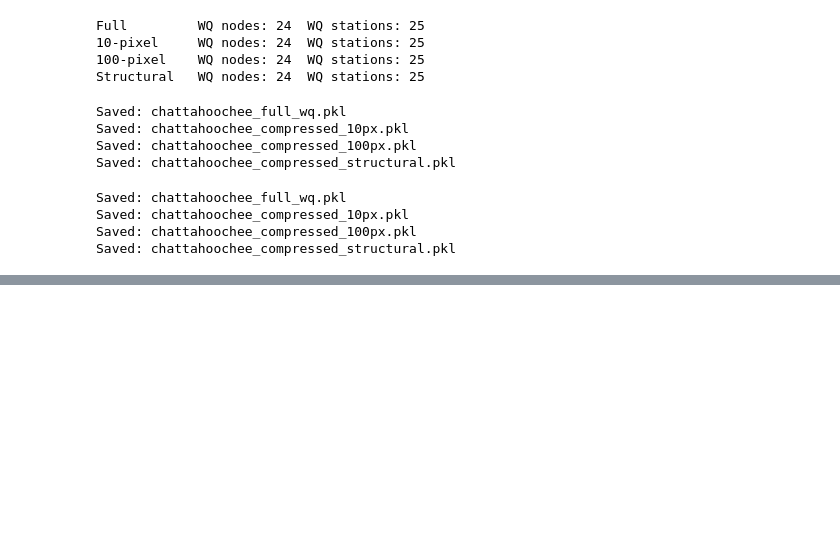
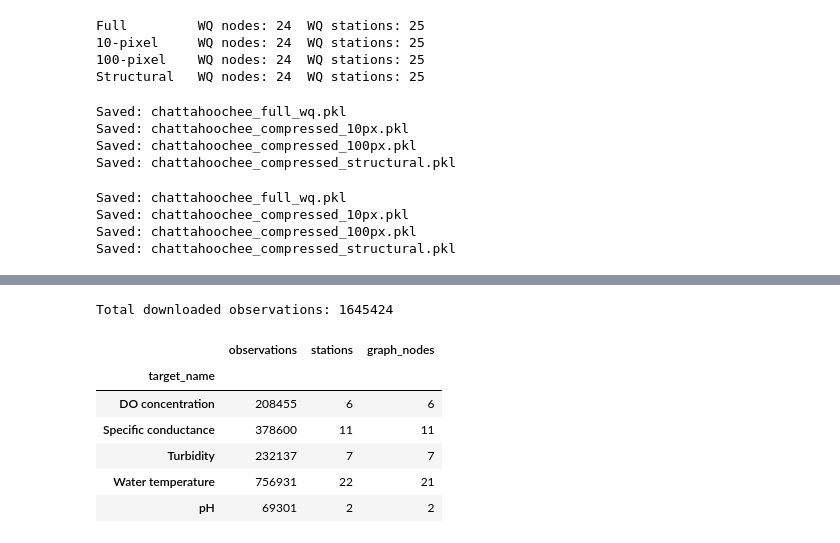
Before and after one commit to andrewc156/rivernets, a Jupyter notebook: chattahoochee_graph.ipynb, the cells around one changed output, grey strips where cells are left out. Drawn from its saved outputs; the diff is of its cells as text; code cells hidden in the pictures; blank space fills up the shorter version.

```diff
--- a/chattahoochee_graph.ipynb
+++ b/chattahoochee_graph.ipynb
@@ -2988,0 +3480,37 @@ Saved: chattahoochee_compressed_structural.pkl
+# %%
+print(
+    "Total downloaded observations:",
+    len(continuous_2025)
+)
+
+print()
+
+display(
+    continuous_2025
+    .groupby("target_name")
+    .agg(
+        observations=(
+            "value",
+            "count"
+        ),
+
+        stations=(
+            "monitoring_location_id",
+            "nunique"
+        ),
+
+        graph_nodes=(
+            "node",
+            "nunique"
+        )
+    )
+)
+# %% [output]
+Total downloaded observations: 1645424
+|  | observations | stations | graph_nodes |
+| target_name |  |  |  |
+| DO concentration | 208455 | 6 | 6 |
+| Specific conductance | 378600 | 11 | 11 |
+| Turbidity | 232137 | 7 | 7 |
+| Water temperature | 756931 | 22 | 21 |
+| pH | 69301 | 2 | 2 |
```
Also changed, not shown: parts of 14 cells of this notebook, 5 other files.
